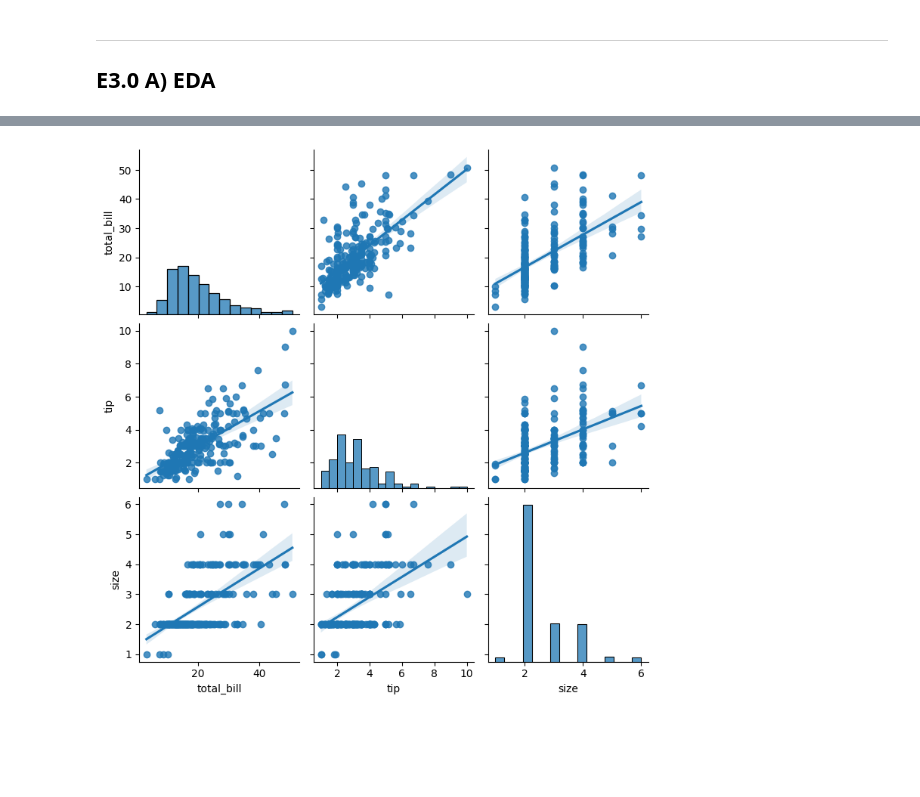
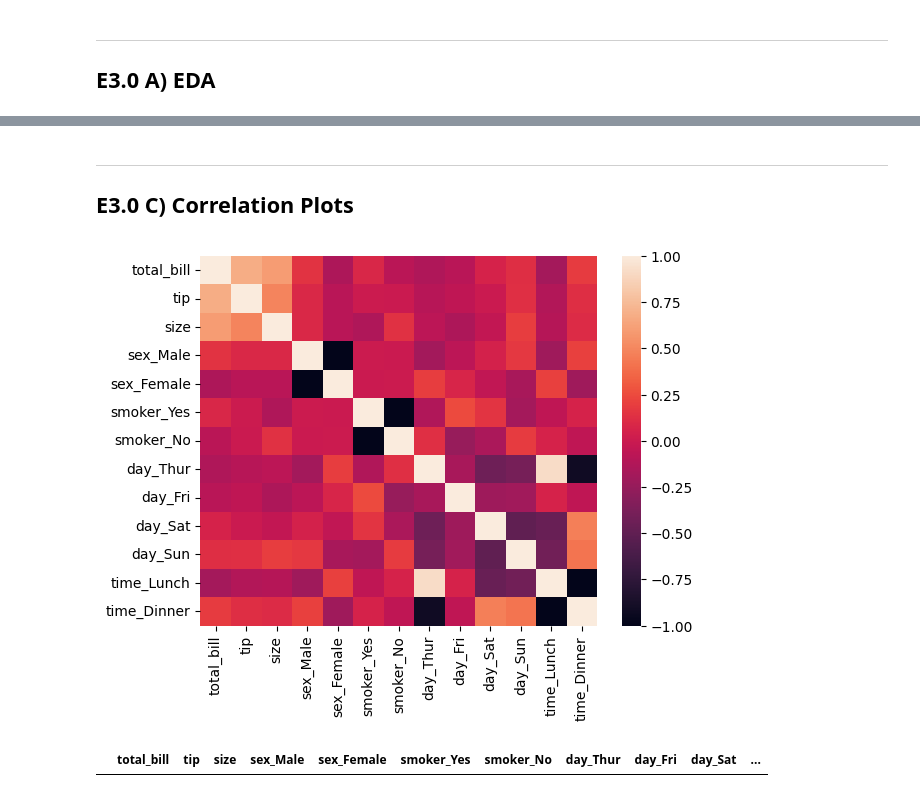
Before and after one commit to Andreas-Svensson/machine_learning, a Jupyter notebook: exercises/E3.ipynb, the cells around one changed output, grey strips where cells are left out. Saved outputs shown, nothing was run; the diff lists cells and outputs as text; code cells hidden in the pictures; blank space fills up the shorter version.

```diff
--- a/exercises/E3.ipynb
+++ b/exercises/E3.ipynb
@@ -51,4 +71,3 @@ df.describe()
-# %%
-sns.pairplot(df, kind = "reg");
-# %% [output]
-[figure, removed]
+# %% [markdown]
+---
+## E3.0 C) Correlation Plots
@@ -54,0 +76,10 @@ sns.pairplot(df, kind = "reg");
+# %%
+corr = df.corr(numeric_only = True)
+
+sns.heatmap(corr);
+# %% [output]
+[figure, added]
+# %%
+df.head(0)
+# %% [output]
+|  | total_bill | tip | size | sex_Male | sex_Female | smoker_Yes | smoker_No | day_Thur | day_Fri | day_Sat | ... |
```
Also changed, not shown: parts of 12 cells of this notebook.
